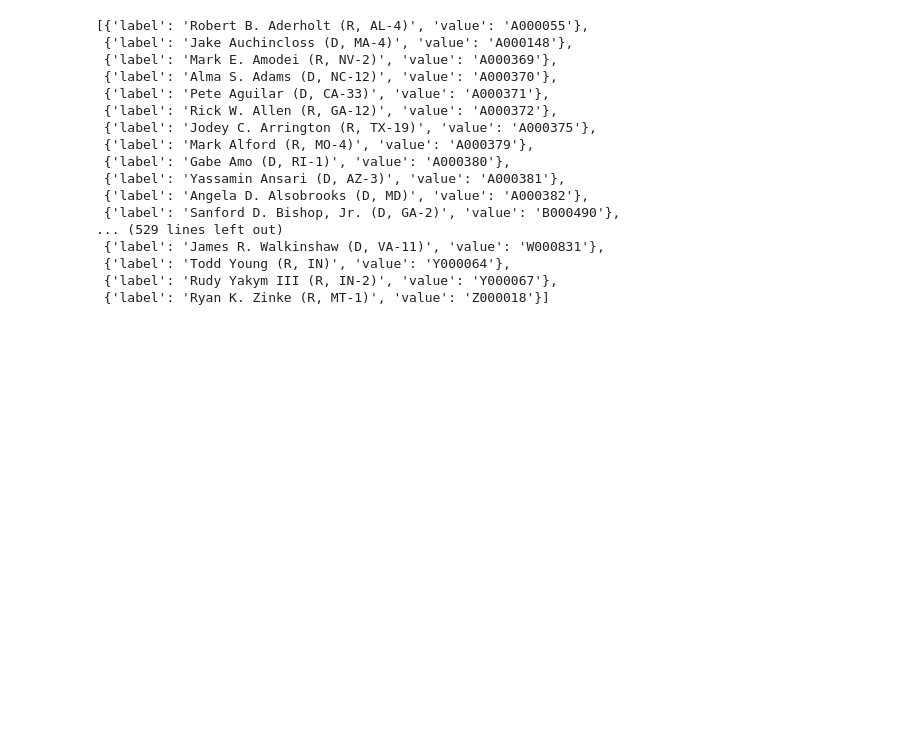
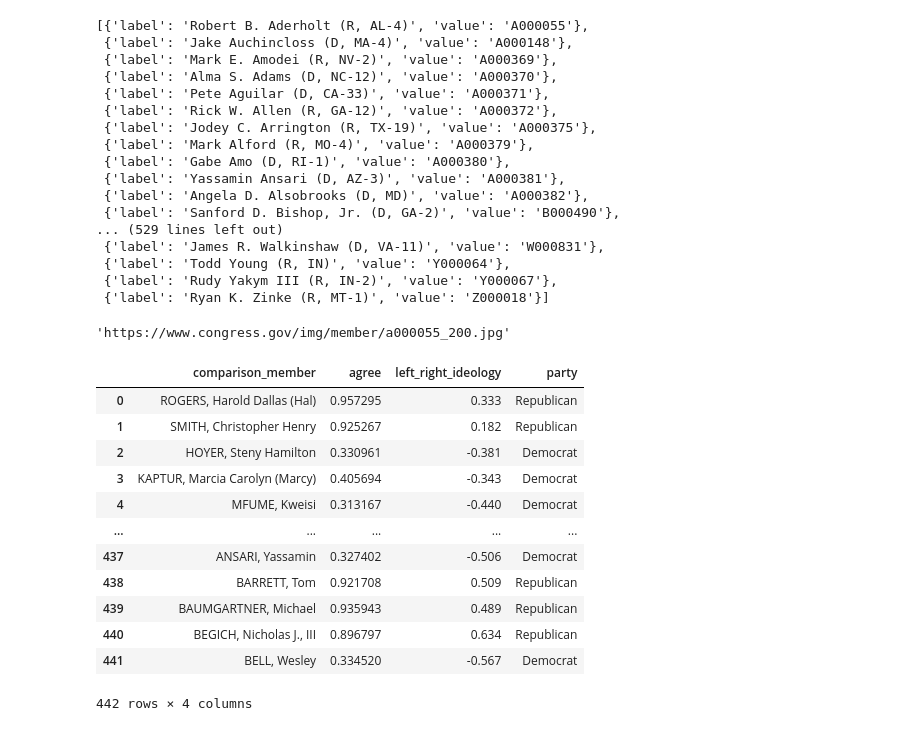
Before and after one commit to jkropko/contrans2025, a Jupyter notebook: app/app_sandbox.ipynb, the cells around one changed output. Drawn from its saved outputs; the diff is of its cells as text; code cells hidden in the pictures; blank space fills up the shorter version.

```diff
--- a/app/app_sandbox.ipynb
+++ b/app/app_sandbox.ipynb
@@ -98,3 +98,45 @@ member_info = pd.read_sql_query(myquery, con=engine)
 member_info = member_info.drop(['bioguide_id', 'image', 'fec_id', 'bioname', 'icpsr'],
     axis=1)
 ff.create_table(member_info.T.reset_index().rename({'index':'',0:''}, axis=1))
+# %%
+myquery = f'''
+SELECT image
+FROM members
+WHERE bioguide_id = '{b}'
+'''
+pd.read_sql_query(myquery, con=engine)['image'][0]
+# %% [output]
+'https://www.congress.gov/img/member/a000055_200.jpg'
+# %%
+myquery = f'''
+SELECT c.comparison_member,
+    c.agree,
+    m.left_right_ideology,
+    m.party
+FROM members m
+INNER JOIN (
+    SELECT vc.comparison_member,
+        vc.agree
+    FROM members m
+    INNER JOIN vote_compare vc
+        ON m.bioname = vc.bioname
+    WHERE m.bioguide_id = '{b}'
+) c
+    ON m.bioname = c.comparison_member
+
+'''
+pd.read_sql_query(myquery, con=engine)
+# %% [output]
+|  | comparison_member | agree | left_right_ideology | party |
+| 0 | ROGERS, Harold Dallas (Hal) | 0.957295 | 0.333 | Republican |
+| 1 | SMITH, Christopher Henry | 0.925267 | 0.182 | Republican |
+| 2 | HOYER, Steny Hamilton | 0.330961 | -0.381 | Democrat |
+| 3 | KAPTUR, Marcia Carolyn (Marcy) | 0.405694 | -0.343 | Democrat |
+| 4 | MFUME, Kweisi | 0.313167 | -0.440 | Democrat |
+| ... | ... | ... | ... | ... |
+| 437 | ANSARI, Yassamin | 0.327402 | -0.506 | Democrat |
+| 438 | BARRETT, Tom | 0.921708 | 0.509 | Republican |
+| 439 | BAUMGARTNER, Michael | 0.935943 | 0.489 | Republican |
+| 440 | BEGICH, Nicholas J., III | 0.896797 | 0.634 | Republican |
+| 441 | BELL, Wesley | 0.334520 | -0.567 | Democrat |
+442 rows × 4 columns
```
Also changed, not shown: parts of 3 cells of this notebook, 3 other files.
